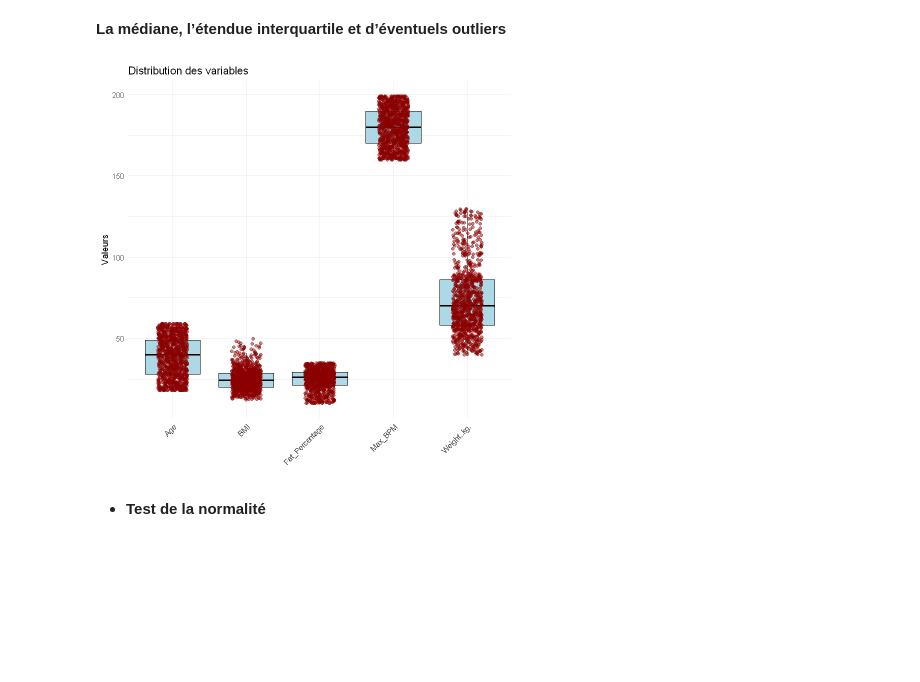
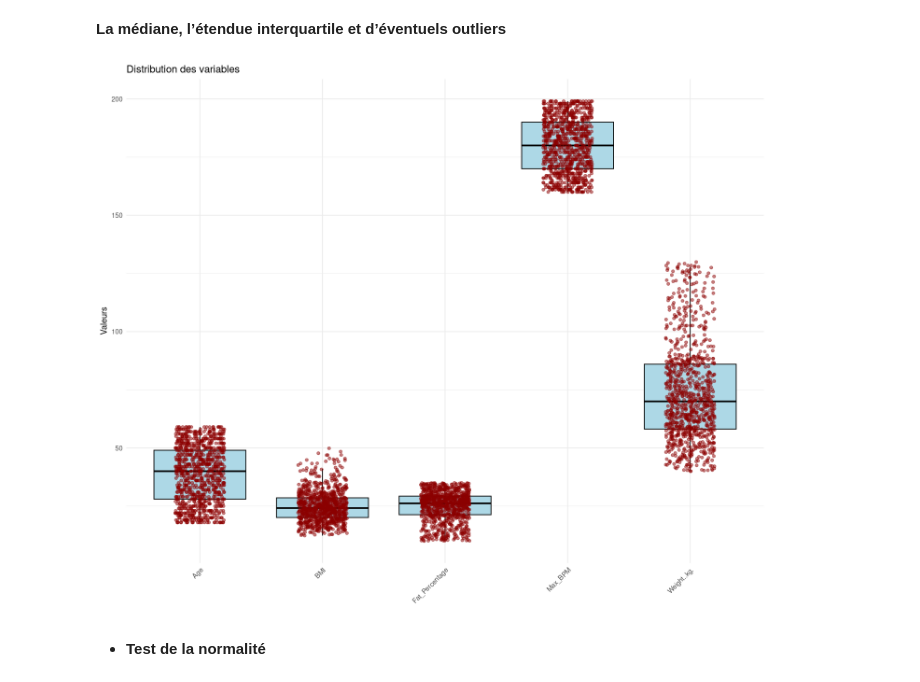
Before and after one commit to Anhquannnnnn/Machine-Learning, a Jupyter notebook: R.ipynb, the cells around one changed output. Drawn from its saved outputs; the diff is of its cells as text; code cells hidden in the pictures; blank space fills up the shorter version.

```diff
--- a/R.ipynb
+++ b/R.ipynb
@@ -162,21 +181,22 @@ grid.arrange(hist_age, hist_weight, hist_fat_p, hist_Max_BPM,
 # %%
 box_cols = c("Age", "Weight..kg.", "Max_BPM", "Fat_Percentage", "BMI" )
 
 num_long <- num[box_cols] %>%
   pivot_longer( cols = everything(), names_to = "Variable", values_to = "Valeur")
+options(repr.plot.width = 12, repr.plot.height = 10)
 
 ggplot(num_long, aes(x = Variable, y = Valeur)) +
   geom_boxplot(
     fill = "lightblue",
     color = "black",
     outlier.shape = NA
   ) +
   geom_jitter(width = 0.2, alpha = 0.5, color = "darkred", size = 1.5 ) +
   labs( title = "Distribution des variables", x = "", y = "Valeurs" ) +
   theme_minimal() +
   theme(axis.text.x = element_text(angle = 45, hjust = 1))
 # %% [output]
-[figure, old version]
+[figure, new version]
 # %% [markdown]
 - **Test de la normalité**
 # %%
```
Also changed, not shown: parts of 5 cells of this notebook.
